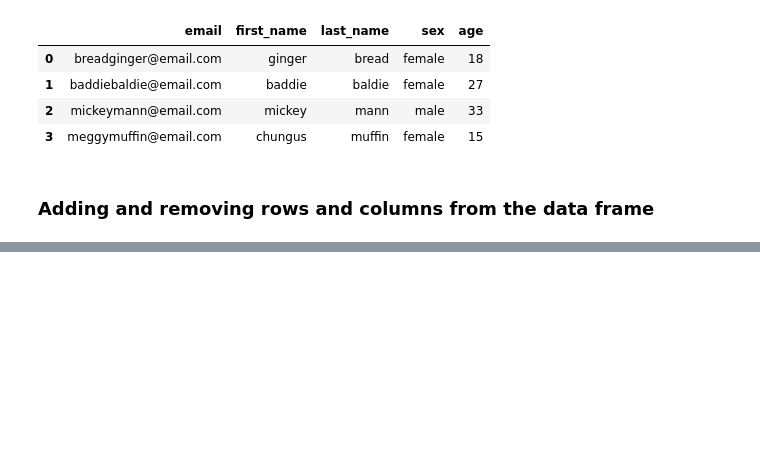
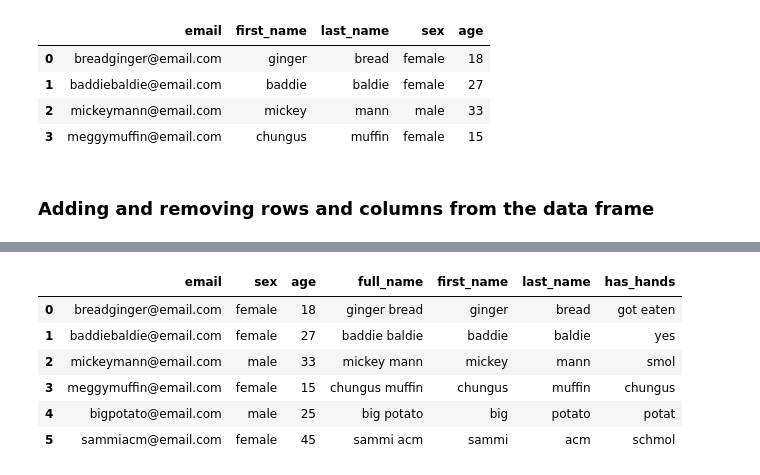
Before and after one commit to hyoaru/dsa-libraries-test, a Jupyter notebook: pandas.ipynb, the cells around one changed output, grey strips where cells are left out. Saved outputs shown, nothing was run; the diff lists cells and outputs as text; code cells hidden in the pictures; blank space fills up the shorter version.

Commit message:
[add] adding and removing rows columns section

```diff
--- a/pandas.ipynb
+++ b/pandas.ipynb
@@ -341,0 +352,4 @@ people_dataframe
+# %%
+# Removing columns
+people_dataframe.drop(columns=['first_name', 'last_name'], inplace=True)
+people_dataframe
@@ -341,0 +362,4 @@ people_dataframe
+# %%
+# Creating new columns by splitting values from other columns
+people_dataframe[['first_name', 'last_name']] = people_dataframe['full_name'].str.split(expand=True)
+people_dataframe
@@ -341,0 +372,4 @@ people_dataframe
+# %%
+# Adding new column and values
+people_dataframe = people_dataframe.assign(has_hands=['got eaten', 'yes', 'smol', 'chungus'])
+people_dataframe
@@ -341,0 +382,15 @@ people_dataframe
+# %%
+# Adding dataframe to another dataframe
+people2 = {
+    'email' : ['bigpotato@email.com'],
+    'sex' : ['male'],
+    'age' : [25],
+    'full_name' : ['big potato'],
+    'first_name' : ['big'],
+    'last_name' : ['potato'],
+    'has_hands' : ['potat'],
+}
+people_dataframe_2 = pd.DataFrame(people2)
+
+people_dataframe = people_dataframe.append(people_dataframe_2, ignore_index=True)
+people_dataframe
@@ -341,0 +404,12 @@ people_dataframe
+# %%
+# Adding new rows
+people_dataframe.loc[len(people_dataframe.index)] = ['sammiacm@email.com', 'female', 45, 'sammi acm', 'sammi', 'acm', 'schmol']
+people_dataframe
+# %% [output]
+|  | email | sex | age | full_name | first_name | last_name | has_hands |
+| 0 | breadginger@email.com | female | 18 | ginger bread | ginger | bread | got eaten |
+| 1 | baddiebaldie@email.com | female | 27 | baddie baldie | baddie | baldie | yes |
+| 2 | mickeymann@email.com | male | 33 | mickey mann | mickey | mann | smol |
+| 3 | meggymuffin@email.com | female | 15 | chungus muffin | chungus | muffin | chungus |
+| 4 | bigpotato@email.com | male | 25 | big potato | big | potato | potat |
+| 5 | sammiacm@email.com | female | 45 | sammi acm | sammi | acm | schmol |
```
Also changed, not shown: parts of 12 cells of this notebook.
